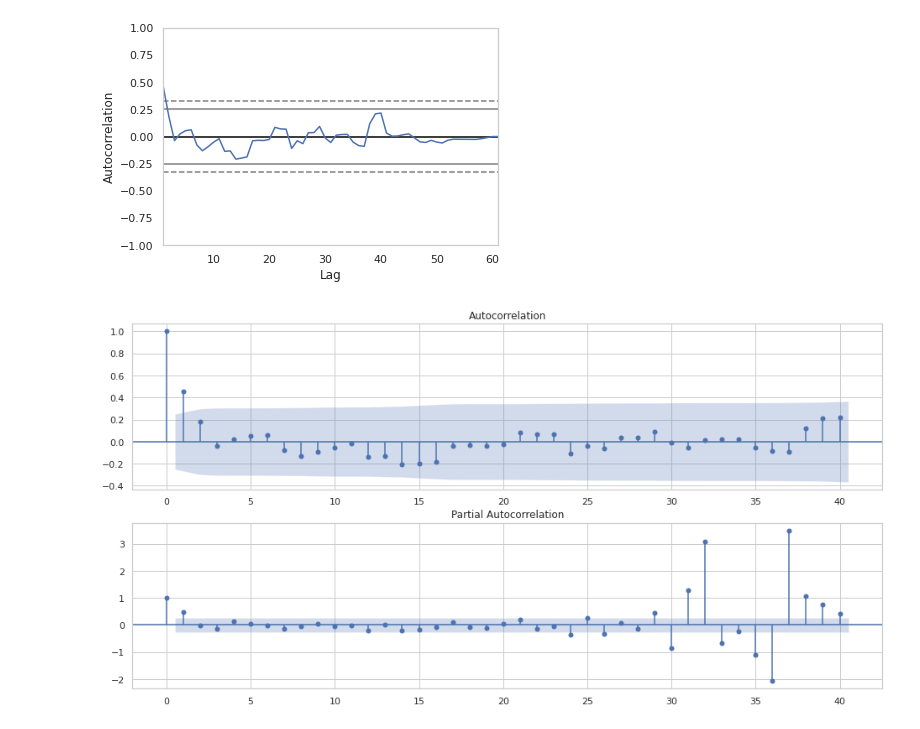
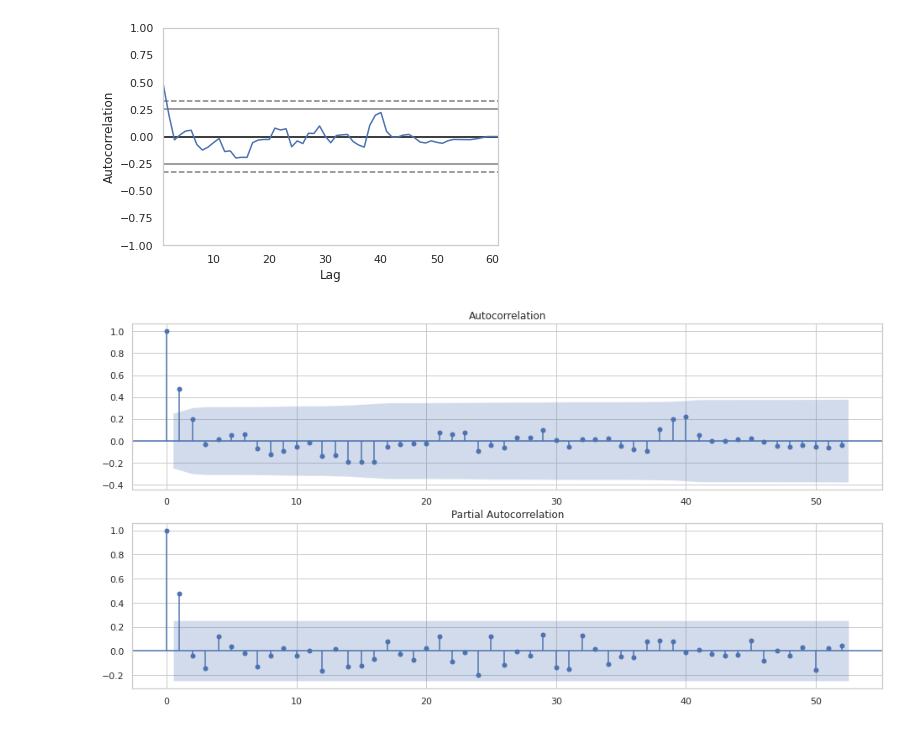
Before and after one commit to michaelbahchevanov/lockscan, a Jupyter notebook: Data_prep_COVID.ipynb, the cells around one changed output. Cells and saved outputs as stored; diff of their text form; code cells hidden in the pictures.

```diff
--- a/Data_prep_COVID.ipynb
+++ b/Data_prep_COVID.ipynb
@@ -703,16 +484,8 @@ We need to do the same for the other features as well.
 diff = np.diff(df_n['people_fully_vaccinated'])
 df_n['people_fully_vaccinated_diff_1'] = np.append([0], diff)
 
-diff2 = np.diff(df_n['people_fully_vaccinated_diff_1'])
-df_n['people_fully_vaccinated_diff_2'] = np.append([0], diff2)
-
-diff3 = np.diff(df_n['people_fully_vaccinated_diff_2'])
-df_n['people_fully_vaccinated_diff_3'] = np.append([0], diff3)
-
-fig, ax = plt.subplots(nrows=3, ncols=1, figsize=(15, 6))
-visualize_adfuller_results(df_n['people_fully_vaccinated_diff_1'], 'Differenced 1st Order\nVaccinated People', ax[0])
-visualize_adfuller_results(df_n['people_fully_vaccinated_diff_2'], 'Differenced 2nd Order\nVaccinated People', ax[1])
-visualize_adfuller_results(df_n['people_fully_vaccinated_diff_3'], 'Differenced 3rd Order\nVaccinated People', ax[2])
+fig, ax = plt.subplots(nrows=1, ncols=1, figsize=(15, 6))
+visualize_adfuller_results(df_n['people_fully_vaccinated_diff_1'], 'Differenced 1st Order\nVaccinated People', ax)
 
 fig.tight_layout()
 # %% [output]
@@ -743,10 +516,13 @@ diff = np.diff(df_n['total_tests'])
 df_n['total_tests_diff_1'] = np.append([0], diff)
 diff2 = np.diff(df_n['total_tests_diff_1'])
 df_n['total_tests_diff_2'] = np.append([0], diff2)
+diff3 = np.diff(df_n['total_tests_diff_2'])
+df_n['total_tests_diff_3'] = np.append([0], diff3)
 
-fig, ax = plt.subplots(nrows=2, ncols=1, figsize=(15, 6))
+fig, ax = plt.subplots(nrows=3, ncols=1, figsize=(15, 6))
 visualize_adfuller_results(df_n['total_tests_diff_1'], 'Differenced 1st Order\nTotal Tests', ax[0])
 visualize_adfuller_results(df_n['total_tests_diff_2'], 'Differenced 2nd Order\nTotal Tests', ax[1])
+visualize_adfuller_results(df_n['total_tests_diff_3'], 'Differenced 3rd Order\nTotal Tests', ax[2])
 
 fig.tight_layout()
 # %% [output]
@@ -764,9 +542,9 @@ fig.tight_layout()
 # %%
 df_n['total_cases_diff'] = df_n['total_cases_diff_2']
-df_n['people_fully_vaccinated_diff'] = df_n['people_fully_vaccinated_diff_3']
+df_n['people_fully_vaccinated_diff'] = df_n['people_fully_vaccinated_diff_1']
 df_n['hosp_patients_diff'] = df_n['hosp_patients_diff_1']
 df_n['total_deaths_diff'] = df_n['total_deaths_diff_2']
-df_n['total_tests_diff'] = df_n['total_tests_diff_2']
+df_n['total_tests_diff'] = df_n['total_tests_diff_3']
 df_n['stringency_index_diff'] = df_n['stringency_index_diff_1']
 # %%
 fig, ax = plt.subplots(nrows=5, ncols=2, figsize=(15, 9))
@@ -790,8 +570,8 @@ Let us drop the temporary columns left from differencing.
 # %%
-df_n = df_n.drop(['total_cases_diff_1', 'total_cases_diff_2',
-                  'people_fully_vaccinated_diff_1', 'people_fully_vaccinated_diff_2',
+df_n = df_n.drop(['total_cases_diff_1', 'total_cases_diff_2', 'total_tests_diff_3',
+                  'people_fully_vaccinated_diff_1',
                   'hosp_patients_diff_1', 'total_deaths_diff_1', 'total_deaths_diff_2',
-                  'total_tests_diff_1', 'total_tests_diff_2', 'stringency_index_diff_1', 'people_fully_vaccinated_diff_3'], axis=1)
+                  'total_tests_diff_1', 'total_tests_diff_2', 'stringency_index_diff_1'], axis=1)
 # %%
 df_n.head()
 # %% [output]
@@ -942,9 +756,9 @@ autocorrelation_plot(df_n['stringency_index_diff'])
 # %%
 fig, ax = plt.subplots(nrows=2, ncols=1, figsize=(16, 8))
 
-k = 40
+k = 52
 
 plot_acf(df_n['stringency_index_diff'], lags=k, ax=ax[0]);
-plot_pacf(df_n['stringency_index_diff'], lags=k, ax=ax[1]);
+plot_pacf(df_n['stringency_index_diff'], lags=k, ax=ax[1], method='yw_mle');
 # %% [output]
-[figure, old version]
+[figure, new version]
```
Also changed, not shown: parts of 84 cells of this notebook, 1 other file.
